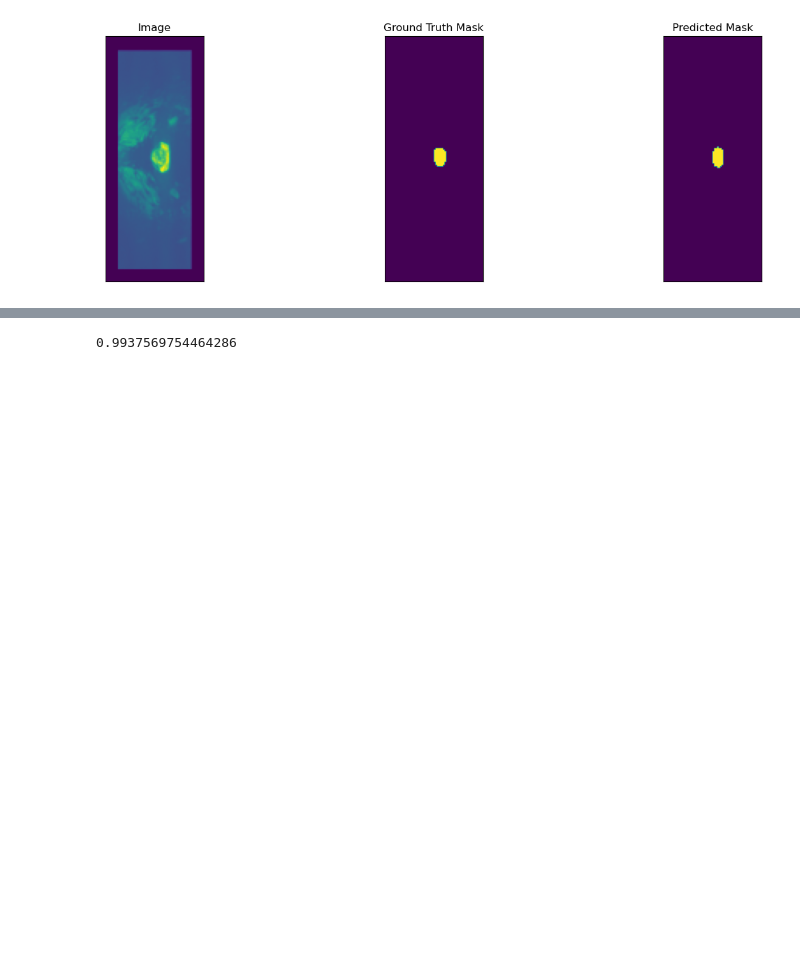
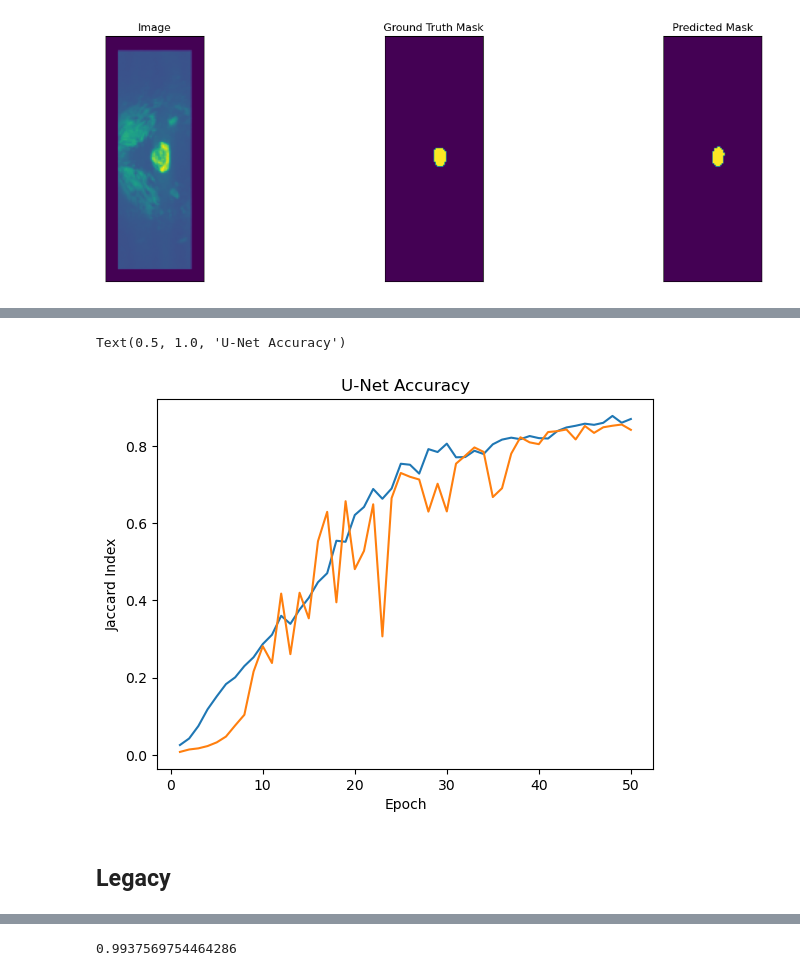
Before and after one commit to TimXdang/SpinalcordSeg, a Jupyter notebook: Playground.ipynb, the cells around one changed output, grey strips where cells are left out. Saved outputs shown, nothing was run; the diff lists cells and outputs as text; code cells hidden in the pictures; blank space fills up the shorter version.

```diff
--- a/Playground.ipynb
+++ b/Playground.ipynb
@@ -471,0 +395,11 @@ KeyboardInterrupt:
+# %%
+plt.plot(x_ax, ta_over_f)
+plt.plot(x_ax, va_over_f)
+plt.xlabel('Epoch')
+plt.ylabel('Jaccard Index')
+plt.title('U-Net Accuracy')
+# %% [output]
+Text(0.5, 1.0, 'U-Net Accuracy')
+[figure, added]
+# %% [markdown]
+## Legacy
```
Also changed, not shown: parts of 28 cells of this notebook.
